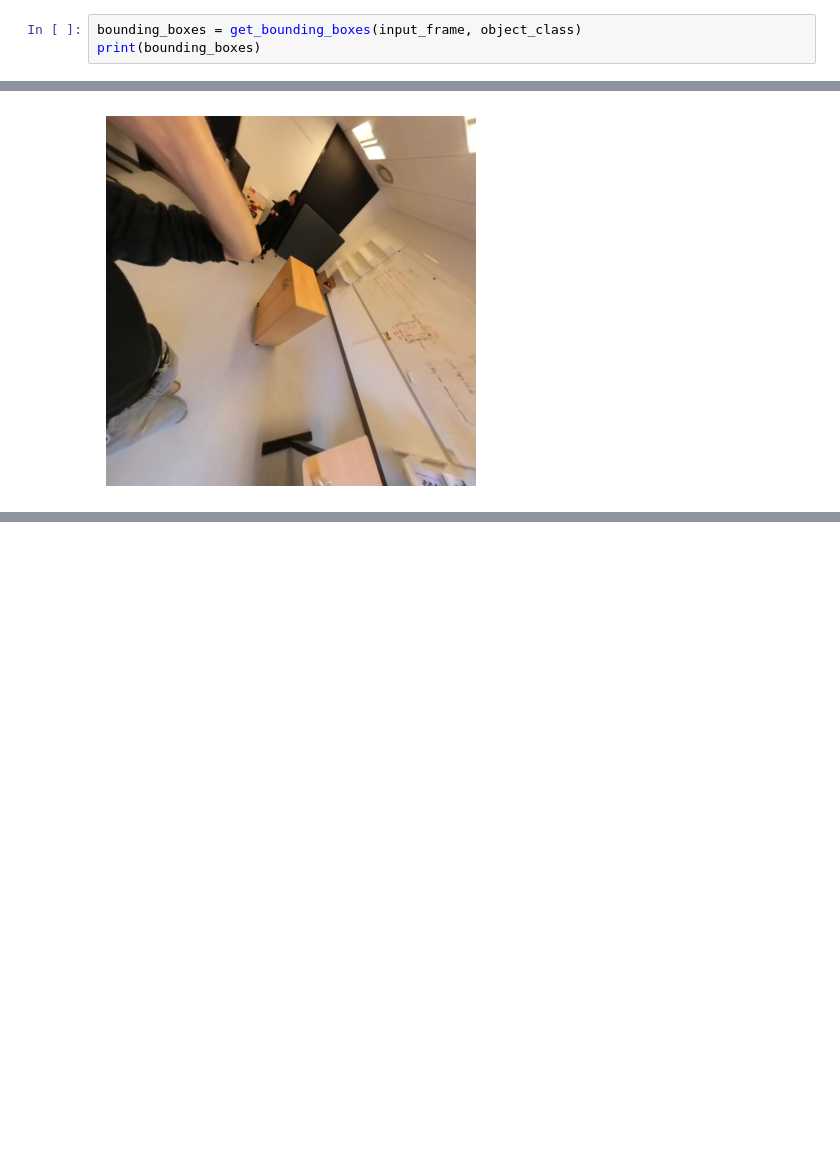
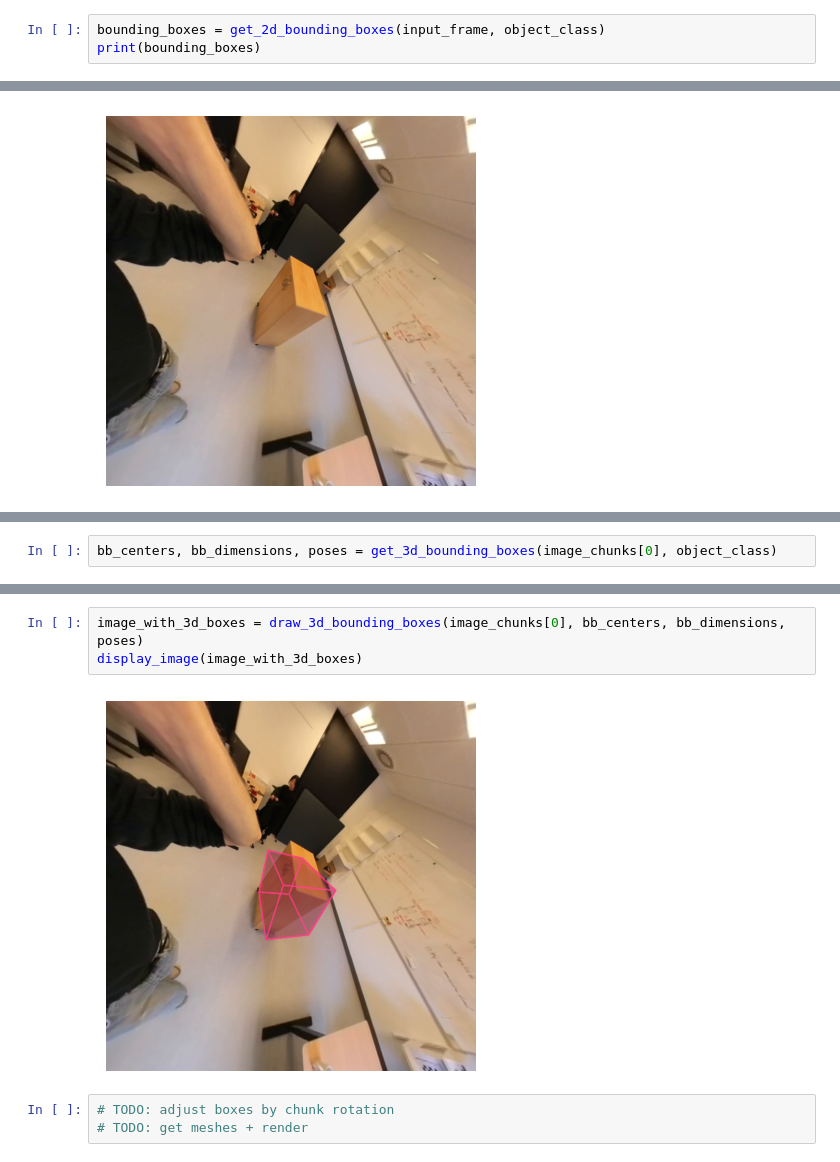
Before and after one commit to ruetzmax/instruct360, a Jupyter notebook: track_single_image_single_object.ipynb, the cells around one changed output, grey strips where cells are left out. Drawn from its saved outputs; the diff is of its cells as text; blank space fills up the shorter version.

Commit message:
3d bounding boxes

```diff
--- a/track_single_image_objects.ipynb
+++ b/track_single_image_single_object.ipynb
@@ -21,7 +25,7 @@ display_image(input_frame)
 # %% [markdown]
 Get 2d bounding boxes for objects of interest
 # %%
-bounding_boxes = get_bounding_boxes(input_frame, object_class)
+bounding_boxes = get_2d_bounding_boxes(input_frame, object_class)
 print(bounding_boxes)
 # %% [output]
 UserWarning: torch.meshgrid: in an upcoming release, it will be required to pass the indexing argument. (Triggered internally at ../aten/src/ATen/native/TensorShape.cpp:3609.)
@@ -49,0 +56,2 @@ display_image(image_chunks[0].image)
+# %%
+bb_centers, bb_dimensions, poses = get_3d_bounding_boxes(image_chunks[0], object_class)
@@ -49,0 +102,8 @@ display_image(image_chunks[0].image)
+# %%
+image_with_3d_boxes = draw_3d_bounding_boxes(image_chunks[0], bb_centers, bb_dimensions, poses)
+display_image(image_with_3d_boxes)
+# %% [output]
+[figure, added]
+# %%
+# TODO: adjust boxes by chunk rotation
+# TODO: get meshes + render
```
Also changed, not shown: parts of 5 cells of this notebook, 4 other files.
